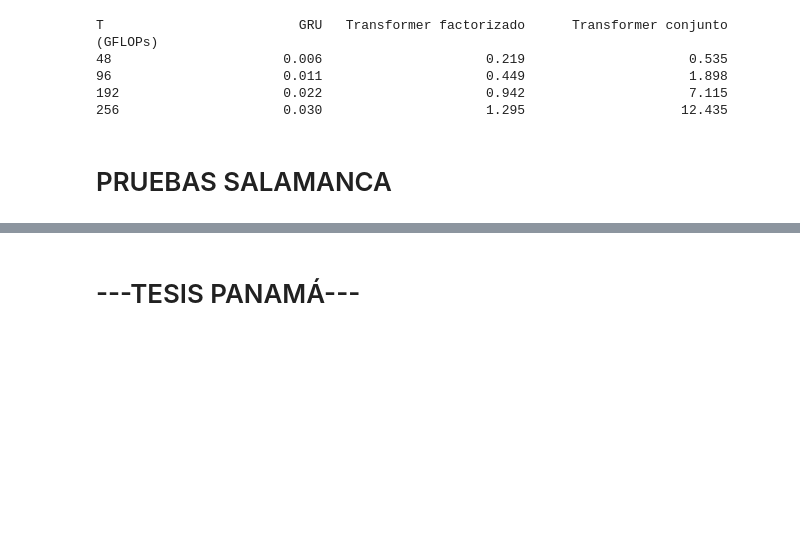
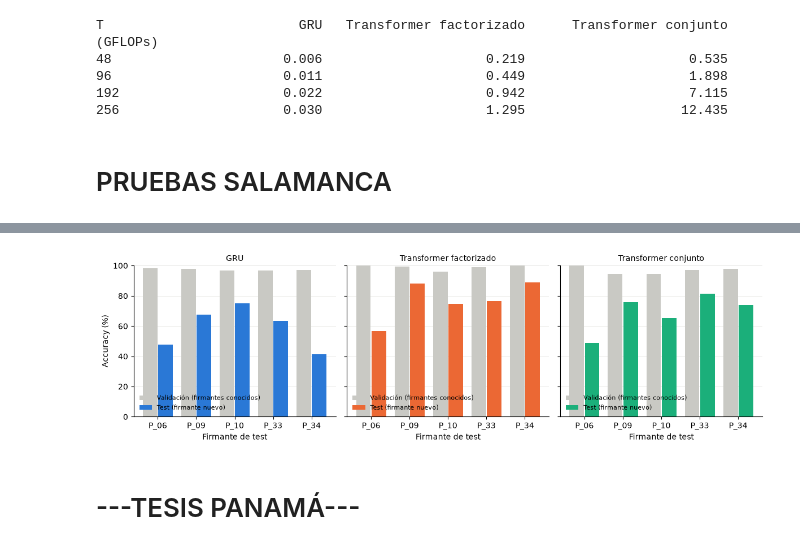
Before and after one commit to mariangeli-s/time-series-to-slr, a Jupyter notebook: data_pipeline.ipynb, the cells around one changed output, grey strips where cells are left out. Cells and saved outputs as stored; diff of their text form; code cells hidden in the pictures; blank space fills up the shorter version.

Commit message:
analisis

```diff
--- a/data_pipeline.ipynb
+++ b/data_pipeline.ipynb
@@ -2550,0 +2581,12 @@ KeyError: 'modelo'
+# %%
+import json
+f = sorted(RES_DIR.rglob("*.json"))[0]
+d = json.load(open(f))
+print(f.name)
+for k, v in d.items():
+    if isinstance(v, list):
+        print(f"{k:20s} lista de largo {len(v)}")
+    elif isinstance(v, dict):
+        print(f"{k:20s} dict con claves {list(v.keys())}")
+    else:
+        print(f"{k:20s} {v}")
@@ -2550,0 +2611,66 @@ KeyError: 'modelo'
+# %%
+# Accuracy en validación frente a test: ¿cuánto más difícil es un firmante nuevo?
+import json
+from pathlib import Path
+import numpy as np
+import matplotlib.pyplot as plt
+
+RESULTS_DIR = Path("results")
+MODELS = ["gru", "fact", "joint"]
+NAMES = {"gru": "GRU", "fact": "Transformer factorizado", "joint": "Transformer conjunto"}
+COLORS = {"gru": "#2a78d6", "fact": "#eb6834", "joint": "#1baf7a"}
+FOLD_SIGNER = {1: "S1", 2: "S2", 3: "S3", 4: "S4", 5: "S5"}
+
+runs = [json.loads(f.read_text()) for f in sorted((RESULTS_DIR / "E1").glob("*.json"))]
+print(f"{len(runs)} corridas de E1 (esperadas 45)\n")
+
+def val_test(model, fold):
+    """Accuracy de validación (modelo final, paso 3300) y de test, promediando las semillas."""
+    rs = [r for r in runs if r["model"] == model and r["fold"] == fold]
+    val = np.mean([r["history"][-1]["val_acc"] for r in rs])
+    test = np.mean([r["test"]["acc"] for r in rs])
+    return val, test
+
+# --- Tabla por fold ---------------------------------------------------------------
+print("Validación = clips nuevos de firmantes conocidos · Test = firmante nuevo\n")
+print(f"{'Fold (test)':<13}" + "".join(f"{NAMES[m]:>36}" for m in MODELS))
+print(f"{'':<13}" + "".join(f"{'val':>12}{'test':>12}{'brecha':>12}" for _ in MODELS))
+gaps = {m: [] for m in MODELS}
+vals = {m: [] for m in MODELS}
+tests = {m: [] for m in MODELS}
+for fold in range(1, 6):
+    line = f"{fold} ({FOLD_SIGNER[fold]})".ljust(13)
+    for m in MODELS:
+        v, t = val_test(m, fold)
+        vals[m].append(v); tests[m].append(t); gaps[m].append(v - t)
+        line += f"{100 * v:11.1f}%{100 * t:11.1f}%{100 * (v - t):10.1f} pp"
+    print(line)
+
+# --- Resumen por modelo (media ± desviación entre folds) --------------------------
+print("\nResumen (media ± desviación entre los 5 folds):")
+md = ["| Modelo | Validación (%) | Test (%) | Brecha (pp) |", "|---|---|---|---|"]
+for m in MODELS:
+    v, t, g = (np.array(x) * 100 for x in (vals[m], tests[m], gaps[m]))
+    print(f"  {NAMES[m]:<25} val {v.mean():5.1f} ± {v.std(ddof=1):4.1f}   "
+          f"test {t.mean():5.1f} ± {t.std(ddof=1):4.1f}   brecha {g.mean():5.1f} ± {g.std(ddof=1):4.1f} pp")
+    md.append(f"| {NAMES[m]} | {v.mean():.1f} ± {v.std(ddof=1):.1f} | {t.mean():.1f} ± {t.std(ddof=1):.1f} | "
+              f"{g.mean():.1f} ± {g.std(ddof=1):.1f} |")
+out = RESULTS_DIR / "analisis"; out.mkdir(parents=True, exist_ok=True)
+(out / "tabla_brecha_val_test.md").write_text("\n".join(md) + "\n", encoding="utf-8")
+print("\n" + "\n".join(md))
+
+# --- Figura: validación frente a test por firmante ---------------------------------
+fig, axes = plt.subplots(1, 3, figsize=(12, 3.6), sharey=True)
+x = np.arange(5)
+for ax, m in zip(axes, MODELS):
+    ax.bar(x - 0.2, np.array(vals[m]) * 100, 0.38, color="#c9c9c4", label="Validación (firmantes conocidos)")
+    ax.bar(x + 0.2, np.array(tests[m]) * 100, 0.38, color=COLORS[m], label="Test (firmante nuevo)")
+    ax.set_title(NAMES[m], fontsize=10)
+    ax.set_xticks(x, [FOLD_SIGNER[f] for f in range(1, 6)])
+    ax.set_ylim(0, 100); ax.set_xlabel("Firmante de test")
+    ax.grid(axis="y", color="#e6e6e3", lw=0.6); ax.set_axisbelow(True)
+    ax.spines[["top", "right"]].set_visible(False)
+    ax.legend(frameon=False, fontsize=8, loc="lower left")
+axes[0].set_ylabel("Accuracy (%)")
+plt.tight_layout(); plt.savefig(out / "fig_brecha_val_test.png", dpi=200, bbox_inches="tight"); plt.show()
+# %% [output]
@@ -2551,3 +2694,4 @@ KeyError: 'modelo'
+[figure, added]
 # %% [markdown]
 # ---TESIS PANAMÁ---
 # %% [markdown]
```
Also changed, not shown: parts of 4 cells of this notebook, 2 other files.
